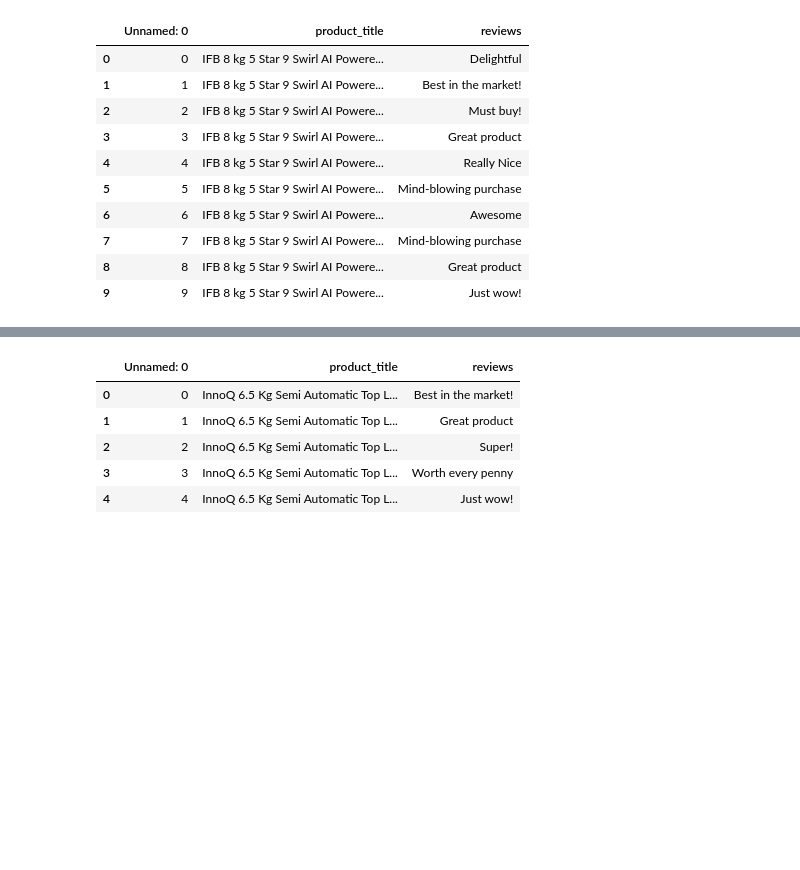
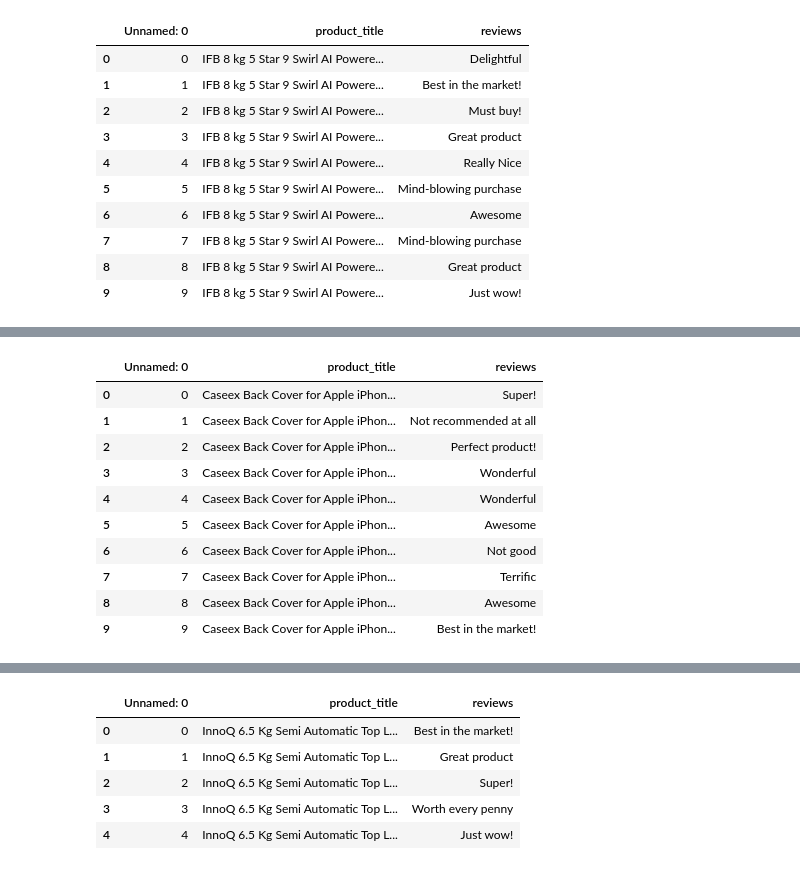
Before and after one commit to Cjravan/Capstone-Project-Web-Scrapping-, a Jupyter notebook: Flipkart Sentiment analysis, recommendation system- - Web Scrapping.ipynb, the cells around one changed output, grey strips where cells are left out. Saved outputs shown, nothing was run; the diff lists cells and outputs as text; code cells hidden in the pictures; blank space fills up the shorter version.

```diff
--- a/Flipkart Sentiment analysis, recommendation system- - Web Scrapping.ipynb
+++ b/Flipkart Sentiment analysis, recommendation system- - Web Scrapping.ipynb
@@ -312,0 +373,15 @@ df12.head(10)
+# %%
+df13=ps.read_csv(r"C:\Users\Harshit\Downloads\vivo.csv")
+df13.head(10)
+# %% [output]
+|  | Unnamed: 0 | product_title | reviews |
+| 0 | 0 | Caseex Back Cover for Apple iPhon... | Super! |
+| 1 | 1 | Caseex Back Cover for Apple iPhon... | Not recommended at all |
+| 2 | 2 | Caseex Back Cover for Apple iPhon... | Perfect product! |
+| 3 | 3 | Caseex Back Cover for Apple iPhon... | Wonderful |
+| 4 | 4 | Caseex Back Cover for Apple iPhon... | Wonderful |
+| 5 | 5 | Caseex Back Cover for Apple iPhon... | Awesome |
+| 6 | 6 | Caseex Back Cover for Apple iPhon... | Not good |
+| 7 | 7 | Caseex Back Cover for Apple iPhon... | Terrific |
+| 8 | 8 | Caseex Back Cover for Apple iPhon... | Awesome |
+| 9 | 9 | Caseex Back Cover for Apple iPhon... | Best in the market! |
```
Also changed, not shown: parts of 61 cells of this notebook.
